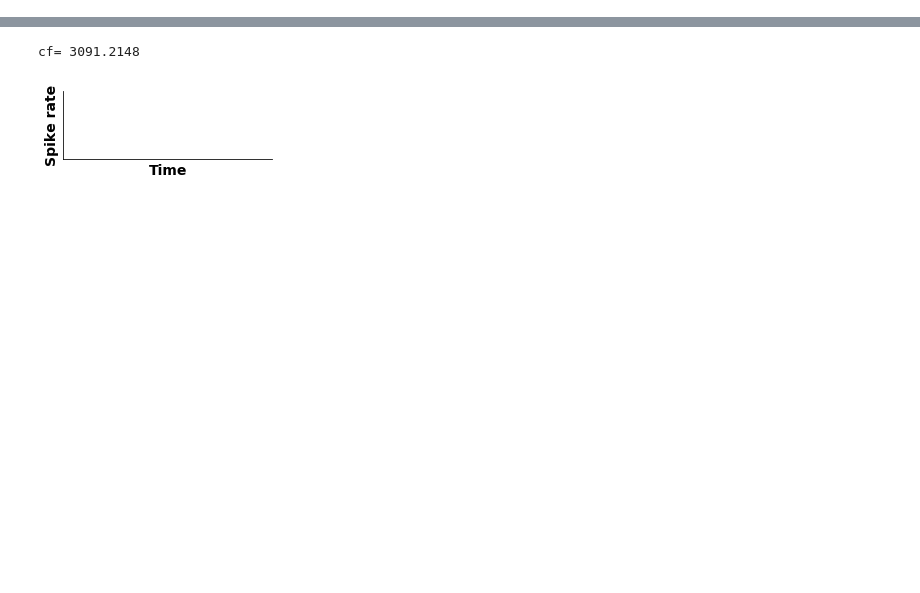
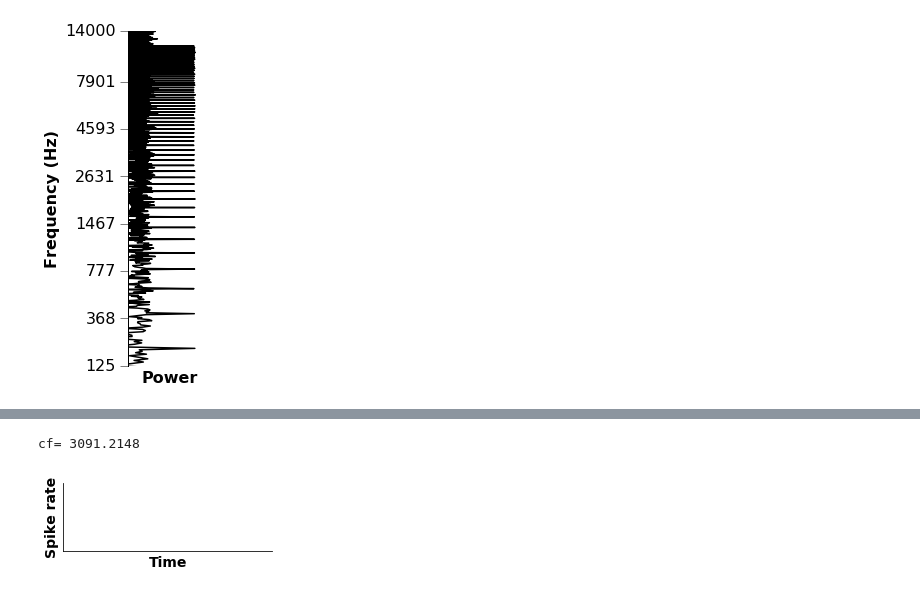
Before and after one commit to msaddler/bez2018model, a Jupyter notebook: notebook_debug_bez2018model.ipynb, the cells around one changed output, grey strips where cells are left out. Saved outputs shown, nothing was run; the diff lists cells and outputs as text; code cells hidden in the pictures; blank space fills up the shorter version.

```diff
--- a/notebook_debug_bez2018model.ipynb
+++ b/notebook_debug_bez2018model.ipynb
@@ -22,7 +28,7 @@ import scipy.io.wavfile
 # %%
 kwargs_nervegram_meanrates = {
     'meanrates_params': {
-        'dur': 0.015,
+        'dur': 0.050,
         'fs':20e3,
         'buffer_start_dur': 0.07,
         'buffer_end_dur': 0.01,
@@ -34,19 +40,19 @@ kwargs_nervegram_meanrates = {
         'spont_list':[70.0],
         'cohc':1.0,
         'bandwidth_scale_factor':1.0,
-        'IhcLowPass_cutoff': 3000.0,
+        'IhcLowPass_cutoff': 250.0,
         'IhcLowPass_order': 7,
     },
 }
 
 
 sr = 32000
-t = np.arange(0, 0.100, 1/sr)
+t = np.arange(0, 0.150, 1/sr)
 signal = np.zeros_like(t)
 noise = np.random.randn(signal.shape[0])
 f0 = 200
 phase_mode = 'sine'
-spectral_region = 'custom'
+spectral_region = 'none'
 
 freq_list = f0*np.arange(1, 60)
 
@@ -80,5 +86,5 @@ print(signal.shape, noise.shape, y.shape)
 
 ipd.display(ipd.Audio(y, rate=sr))
 
-out_dict = bez2018model.nervegram_meanrates(y, sr, **kwargs_nervegram_meanrates)
+# out_dict = bez2018model.nervegram_meanrates(y, sr, **kwargs_nervegram_meanrates)
 # %% [output]
@@ -86,4 +92,48 @@ out_dict = bez2018model.nervegram_meanrates(y, sr, **kwargs_nervegram_meanrates)
 [interactive output not drawn]
+# %%
+def freq2erb(freq):
+    return 21.4 * np.log10(0.00437 * freq + 1.0)
+
+def erb2freq(erb):
+    return (1.0/0.00437) * (10.0 ** (erb / 21.4) - 1.0)
+
+
+fontsize=16
+
+yticks = np.array([125, 368, 777, 1467, 2631, 4593, 7901, 14000])
+yticks_erb = freq2erb(yticks)
+
+fxx, pxx = dataset_util.power_spectrum(y, sr)
+
+fig, ax = plt.subplots(nrows=1, ncols=1, figsize=(1.5, 6))
+
+ax.plot(pxx, freq2erb(fxx), 'k', lw=1.5)
+ax.set_xlim([-5, 40])
+ax.set_xticks([])
+ax.set_ylim([yticks_erb[0], yticks_erb[-1]])
+ax.set_yticks(yticks_erb)
+ax.set_yticklabels(yticks, fontsize=fontsize)
+ax.set_ylabel('Frequency (Hz)', fontsize=fontsize, fontweight='bold')
+ax.set_xlabel('Power', fontsize=fontsize, fontweight='bold')
+
+ax.tick_params(direction='out', axis='both', which='major', length=8, right=True, top=True)
+ax.tick_params(direction='out', axis='both', which='minor', length=8, right=True, top=True)
+
+ax.yaxis.set_ticks_position('left')
+ax.xaxis.set_ticks_position('bottom')
+
+ax.spines["top"].set_visible(False)
+ax.spines["right"].set_visible(False)
+ax.spines["bottom"].set_visible(False)
+# ax.spines["left"].set_visible(False)
+
+plt.show()
+
+# save_dirname = '/om2/user/msaddler/pitchnet/assets_psychophysics/figures/archive_2020_02_03_pitchnet_paper_figures'
+# save_basename = 'tmp_spectrum_sideways_200HzF0_erb_scale.pdf'
+# fig.savefig(os.path.join(save_dirname, save_basename), bbox_inches='tight')
+# %% [output]
+[figure, added]
 # %%
 def make_plot(pin_fs, pin, mr_fs, mr, freq,
               figsize=(12, 8),
```
Also changed, not shown: parts of 4 cells of this notebook, 2 other files.
